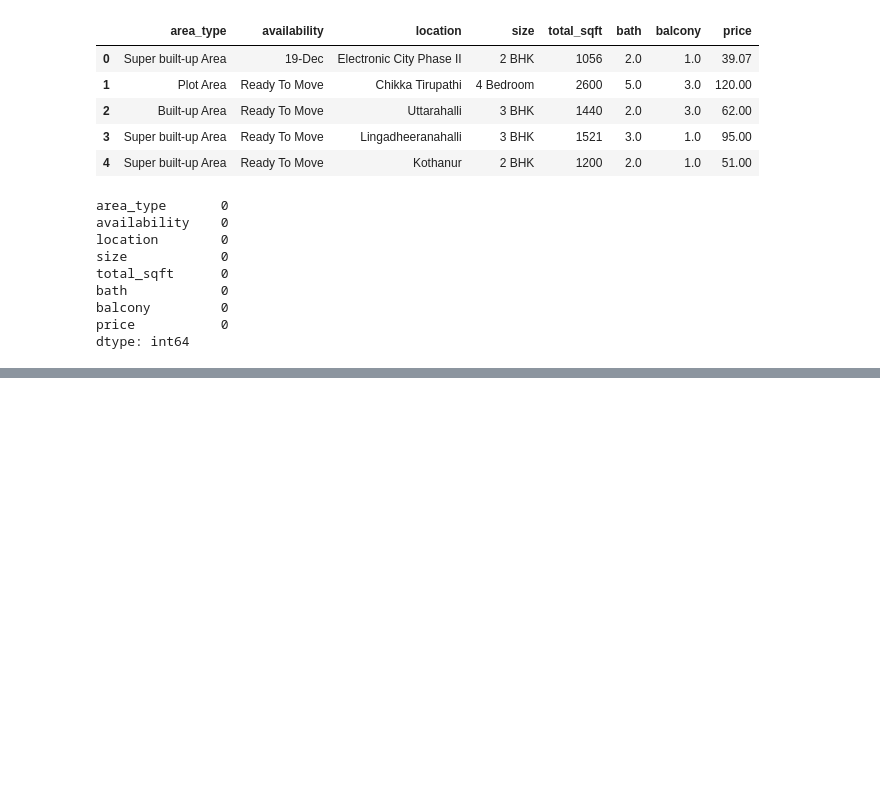
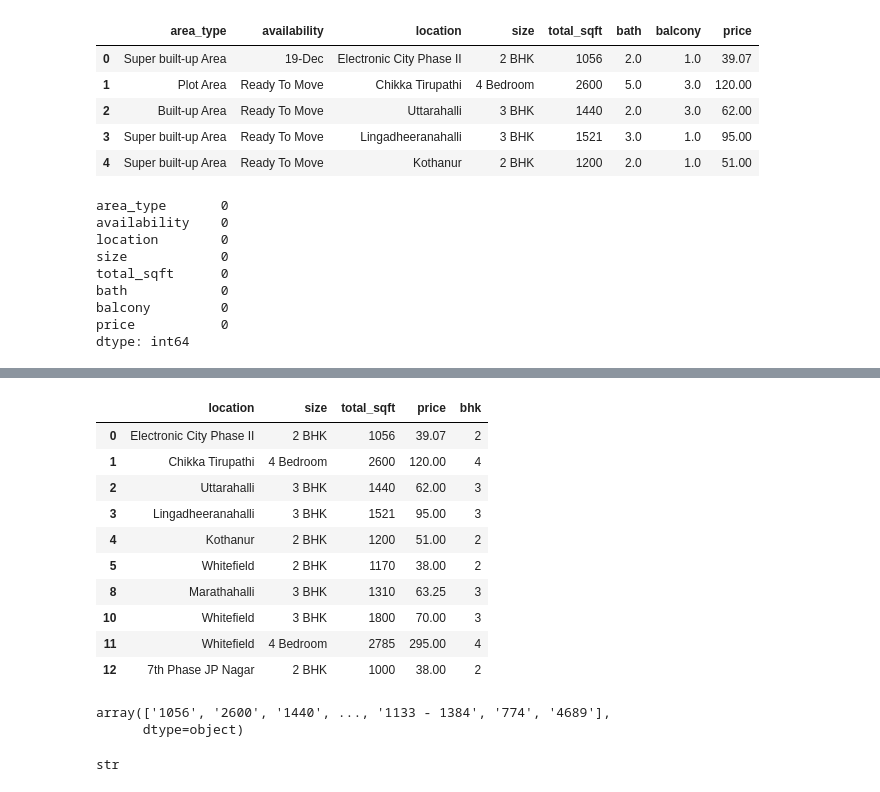
Before and after one commit to Aashish123-aikki/MachineLearning, a Jupyter notebook: RealEstate_Prediction.ipynb, the cells around one changed output, grey strips where cells are left out. Cells and saved outputs as stored; diff of their text form; code cells hidden in the pictures; blank space fills up the shorter version.

```diff
--- a/RealEstate_Prediction.ipynb
+++ b/RealEstate_Prediction.ipynb
@@ -24,7 +24,7 @@ df.head()
 | 3 | Super built-up Area | Ready To Move | Lingadheeranahalli | 3 BHK | 1521 | 3.0 | 1.0 | 95.00 |
 | 4 | Super built-up Area | Ready To Move | Kothanur | 2 BHK | 1200 | 2.0 | 1.0 | 51.00 |
 # %%
-df2=df.isna().dropna()
+df2=df.dropna()
 # %%
 df2.isnull().sum()
 # %% [output]
@@ -37,3 +37,5 @@ bath            0
 balcony         0
 price           0
 dtype: int64
+# %%
+df3=df2.drop(['area_type','availability','bath','balcony'],axis=1)
@@ -39,0 +51,24 @@ dtype: int64
+# %%
+df3['bhk']=df3['size'].apply(lambda x:int(x.split(' ')[0]))
+df3.head(10)
+# %% [output]
+|  | location | size | total_sqft | price | bhk |
+| 0 | Electronic City Phase II | 2 BHK | 1056 | 39.07 | 2 |
+| 1 | Chikka Tirupathi | 4 Bedroom | 2600 | 120.00 | 4 |
+| 2 | Uttarahalli | 3 BHK | 1440 | 62.00 | 3 |
+| 3 | Lingadheeranahalli | 3 BHK | 1521 | 95.00 | 3 |
+| 4 | Kothanur | 2 BHK | 1200 | 51.00 | 2 |
+| 5 | Whitefield | 2 BHK | 1170 | 38.00 | 2 |
+| 8 | Marathahalli | 3 BHK | 1310 | 63.25 | 3 |
+| 10 | Whitefield | 3 BHK | 1800 | 70.00 | 3 |
+| 11 | Whitefield | 4 Bedroom | 2785 | 295.00 | 4 |
+| 12 | 7th Phase JP Nagar | 2 BHK | 1000 | 38.00 | 2 |
+# %%
+df3.total_sqft.unique()
+# %% [output]
+array(['1056', '2600', '1440', ..., '1133 - 1384', '774', '4689'],
+      dtype=object)
+# %%
+type(df3['total_sqft'][0])
+# %% [output]
+str
```
Also changed, not shown: parts of 8 cells of this notebook.
